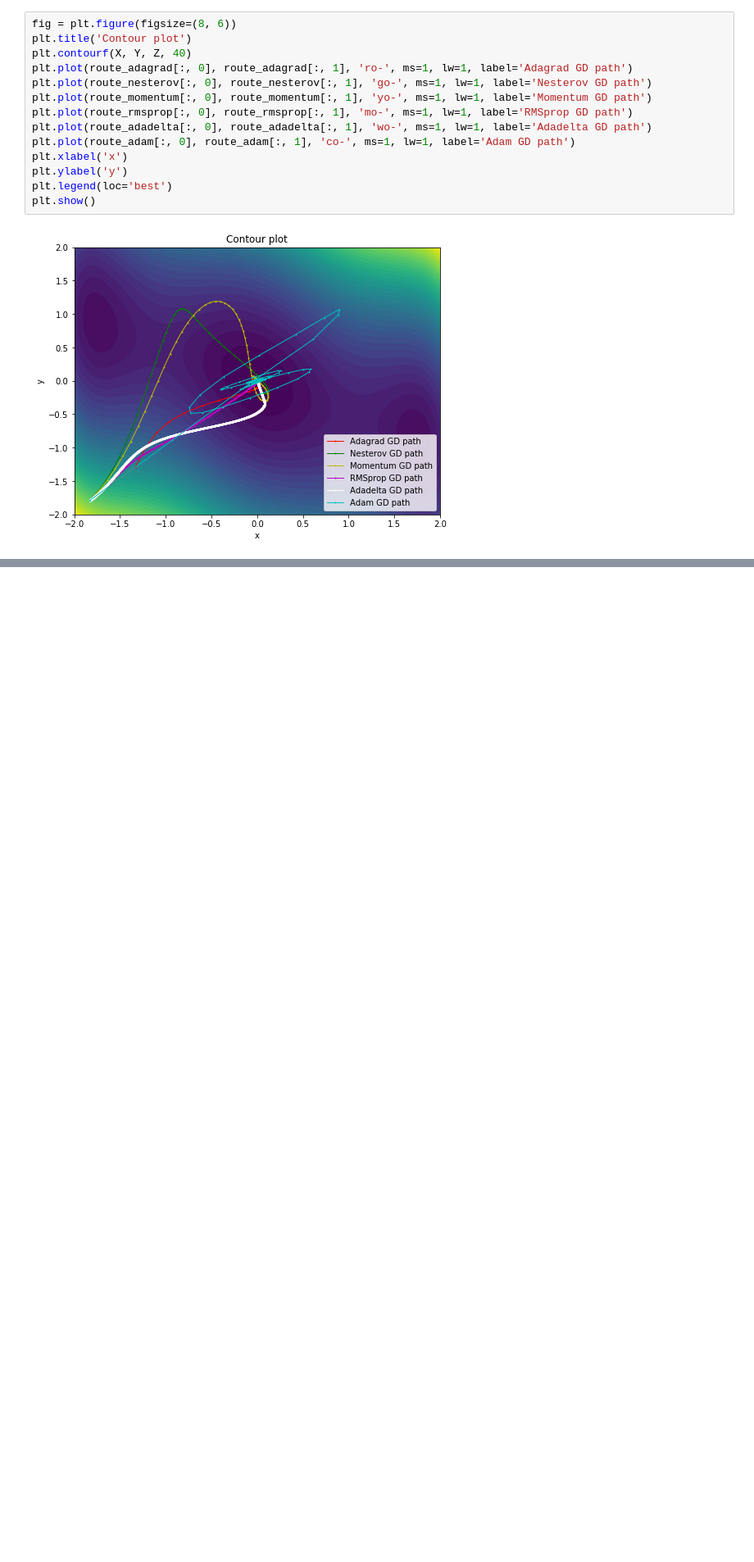
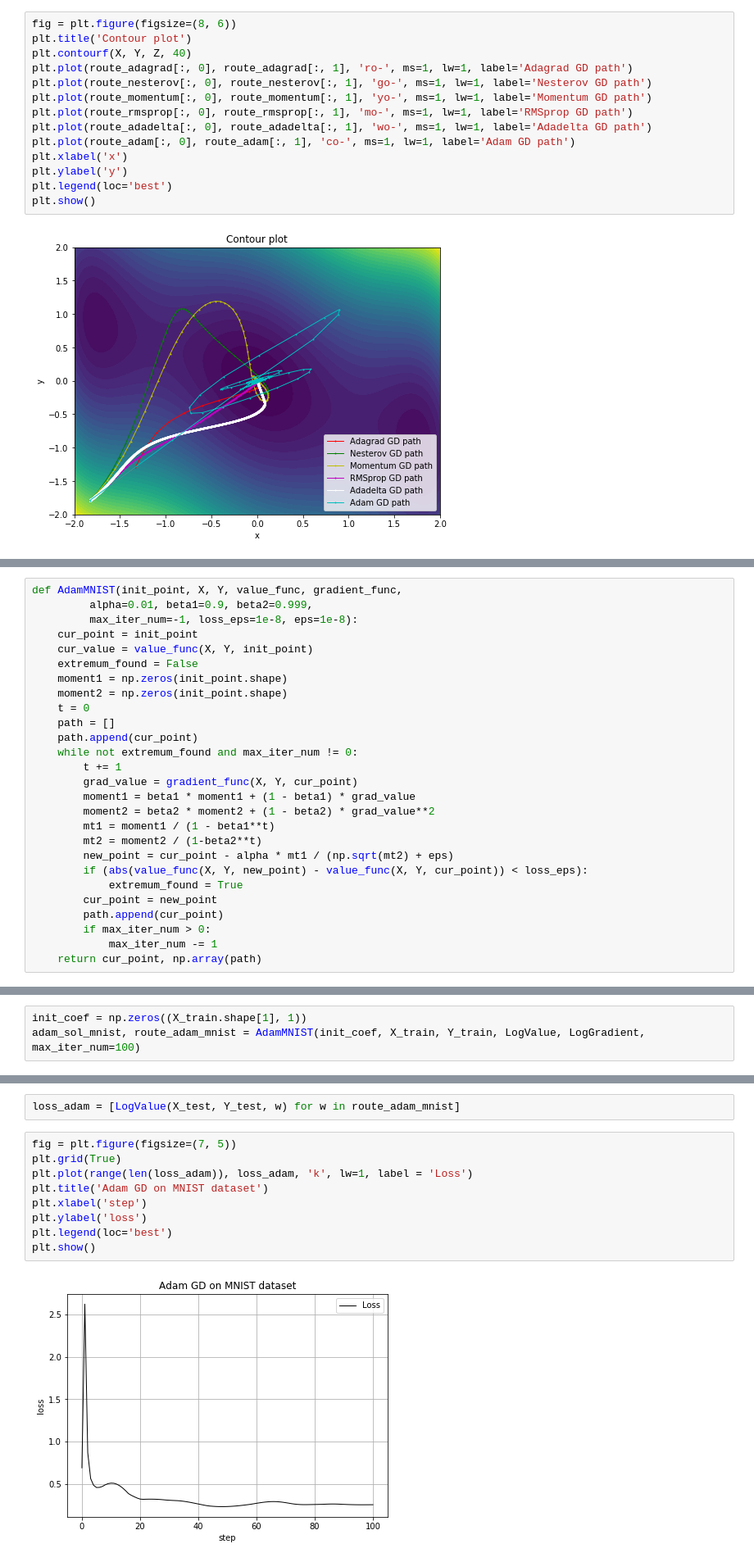
Before and after one commit to slayff/squad, a Jupyter notebook: labs/lab-1.ipynb, the cells around one changed output, grey strips where cells are left out. Shown at 82% size. Saved outputs shown, nothing was run; the diff lists cells and outputs as text; blank space fills up the shorter version.

```diff
--- a/labs/lab-1.ipynb
+++ b/labs/lab-1.ipynb
@@ -1353,0 +1426,27 @@ plt.show()
+# %%
+def AdamMNIST(init_point, X, Y, value_func, gradient_func,
+         alpha=0.01, beta1=0.9, beta2=0.999,
+         max_iter_num=-1, loss_eps=1e-8, eps=1e-8):
+    cur_point = init_point
+    cur_value = value_func(X, Y, init_point)
+    extremum_found = False
+    moment1 = np.zeros(init_point.shape)
+    moment2 = np.zeros(init_point.shape)
+    t = 0
+    path = []
+    path.append(cur_point)
+    while not extremum_found and max_iter_num != 0:
+        t += 1
+        grad_value = gradient_func(X, Y, cur_point)
+        moment1 = beta1 * moment1 + (1 - beta1) * grad_value
+        moment2 = beta2 * moment2 + (1 - beta2) * grad_value**2
+        mt1 = moment1 / (1 - beta1**t)
+        mt2 = moment2 / (1-beta2**t)
+        new_point = cur_point - alpha * mt1 / (np.sqrt(mt2) + eps)
+        if (abs(value_func(X, Y, new_point) - value_func(X, Y, cur_point)) < loss_eps):
+            extremum_found = True
+        cur_point = new_point
+        path.append(cur_point)
+        if max_iter_num > 0:
+            max_iter_num -= 1
+    return cur_point, np.array(path)
@@ -1353,0 +1490,3 @@ plt.show()
+# %%
+init_coef = np.zeros((X_train.shape[1], 1))
+adam_sol_mnist, route_adam_mnist = AdamMNIST(init_coef, X_train, Y_train, LogValue, LogGradient, max_iter_num=100)
@@ -1353,0 +1498,13 @@ plt.show()
+# %%
+loss_adam = [LogValue(X_test, Y_test, w) for w in route_adam_mnist]
+# %%
+fig = plt.figure(figsize=(7, 5))
+plt.grid(True)
+plt.plot(range(len(loss_adam)), loss_adam, 'k', lw=1, label = 'Loss')
+plt.title('Adam GD on MNIST dataset')
+plt.xlabel('step')
+plt.ylabel('loss')
+plt.legend(loc='best')
+plt.show()
+# %% [output]
+[figure, added]
```
Also changed, not shown: parts of 11 cells of this notebook, 2 other files.
